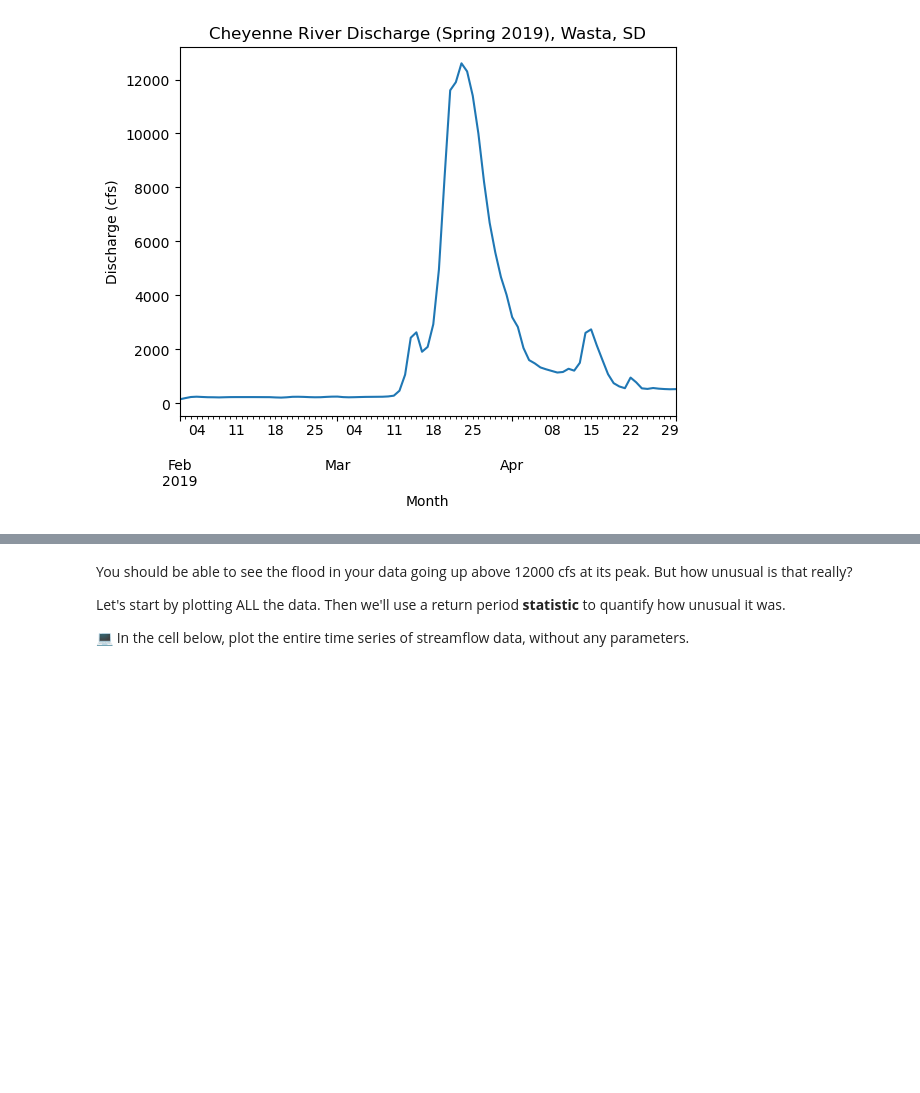
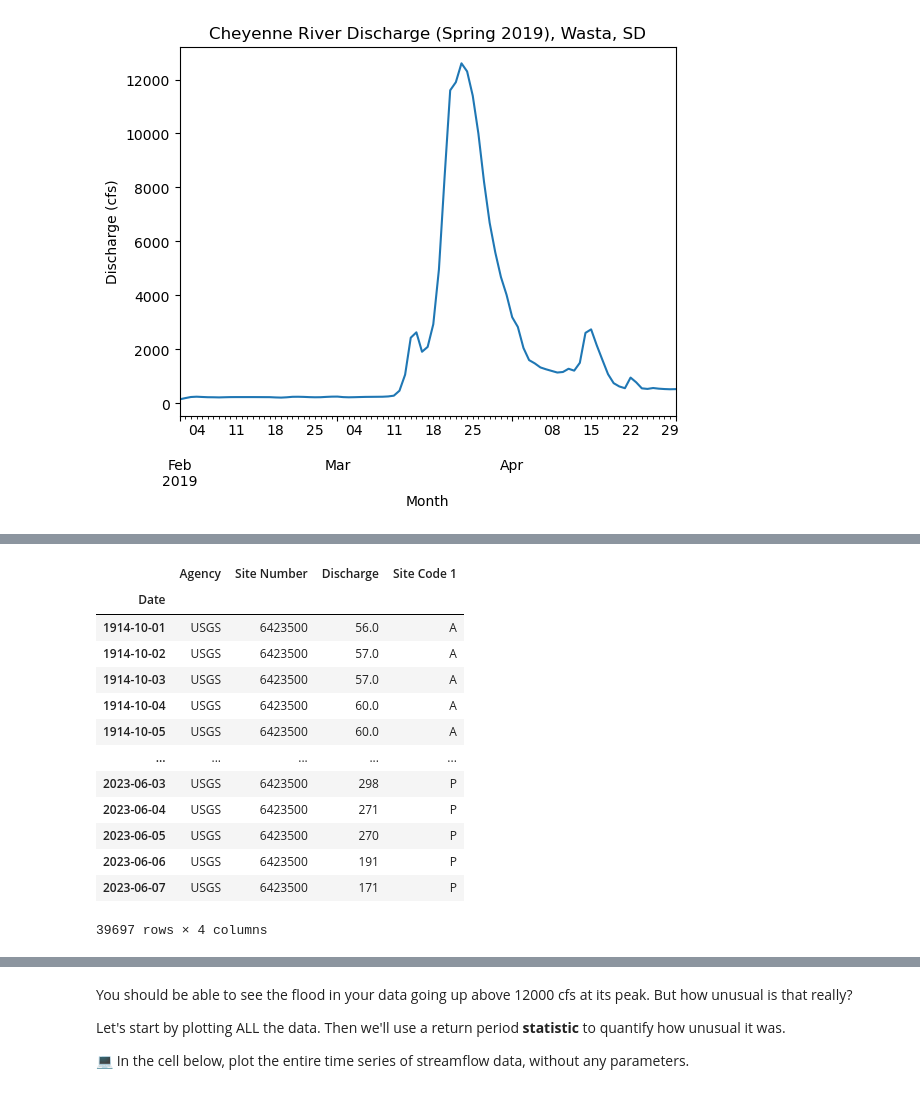
Before and after one commit to EBiggane/time-series-data-EBiggane, a Jupyter notebook: stars-02-time-series.ipynb, the cells around one changed output, grey strips where cells are left out. Saved outputs shown, nothing was run; the diff lists cells and outputs as text; code cells hidden in the pictures; blank space fills up the shorter version.

```diff
--- a/stars-02-time-series.ipynb
+++ b/stars-02-time-series.ipynb
@@ -556,0 +576,9 @@ plt.show()
+# %%
+# New River Information - site_no = 06357800
+nwis_url_new = ('https://waterdata.usgs.gov/nwis/dv?cb_all_=on&cb_00060=on&cb'
+'_00065=on&format=rdb&site_no=06357800&legacy=&referred_module=sw&period'
+'=&begin_date=1914-10-01&end_date=2023-06-07')
+
+# Download data using a GET HTTP Request
+req_2 = requests.get(nwis_url)
+req_2
@@ -556,0 +612,29 @@ plt.show()
+# %%
+nwis_river_flow_new = pd.read_csv(
+    BytesIO(req_2.content),
+    comment='#',
+    delimiter='\t',
+    skiprows=[30,31],
+    names=['Agency', 'Site Number', 'Date', 'Discharge', 'Site Code 1', 'Site Code 2', 'Site Code 3'],
+    index_col='Date',
+    parse_dates=True,
+)
+
+nwis_river_flow_new
+nwis_river_flow_update_new = nwis_river_flow_new.drop(columns=['Site Code 2', 'Site Code 3'])
+nwis_river_flow_update_new
+# %% [output]
+|  | Agency | Site Number | Discharge | Site Code 1 |
+| Date |  |  |  |  |
+| 1914-10-01 | USGS | 6423500 | 56.0 | A |
+| 1914-10-02 | USGS | 6423500 | 57.0 | A |
+| 1914-10-03 | USGS | 6423500 | 57.0 | A |
+| 1914-10-04 | USGS | 6423500 | 60.0 | A |
+| 1914-10-05 | USGS | 6423500 | 60.0 | A |
+| ... | ... | ... | ... | ... |
+| 2023-06-03 | USGS | 6423500 | 298 | P |
+| 2023-06-04 | USGS | 6423500 | 271 | P |
+| 2023-06-05 | USGS | 6423500 | 270 | P |
+| 2023-06-06 | USGS | 6423500 | 191 | P |
+| 2023-06-07 | USGS | 6423500 | 171 | P |
+39697 rows × 4 columns
```
Also changed, not shown: parts of 10 cells of this notebook.
